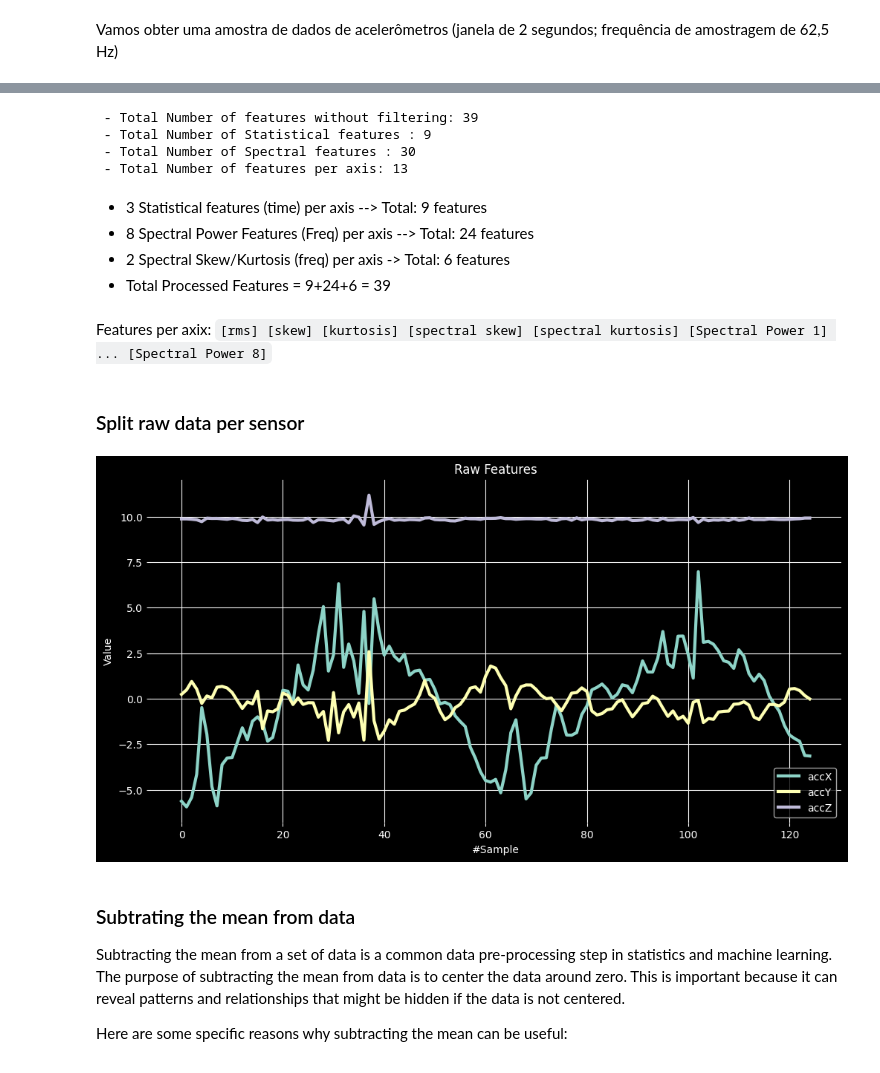
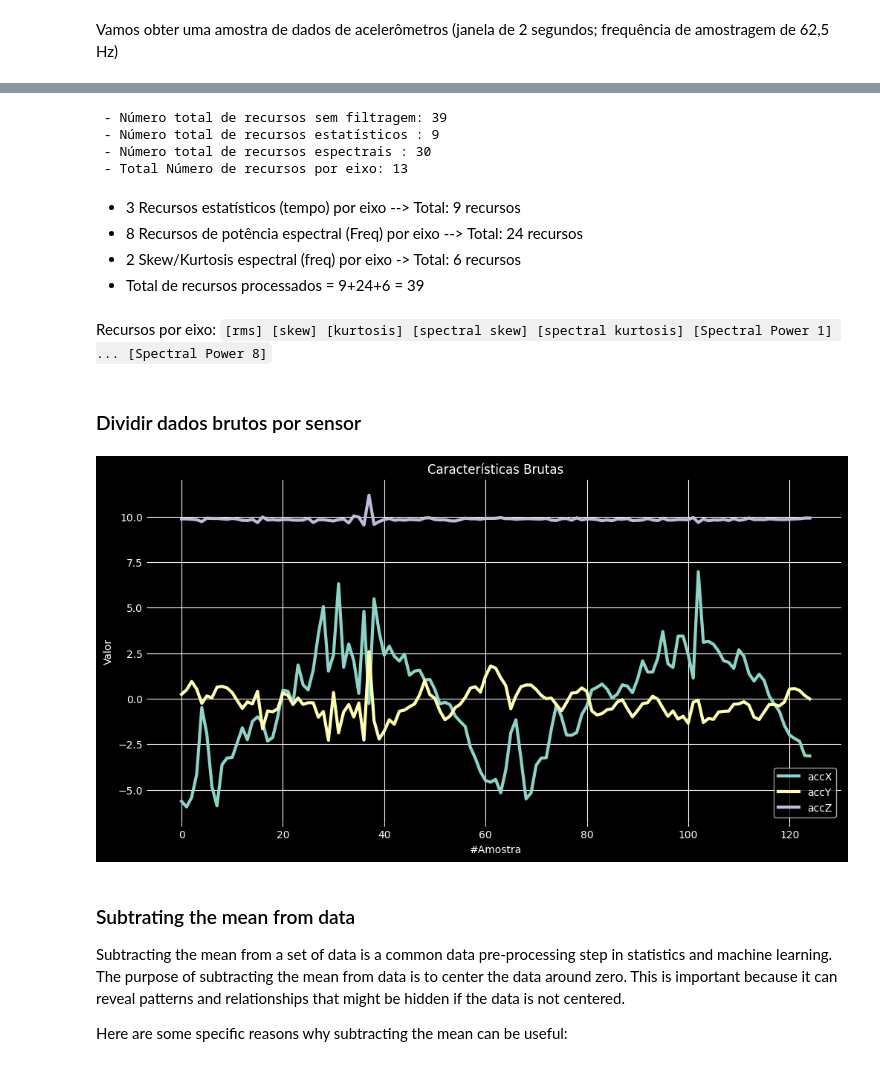
Before and after one commit to fabiobento/continuous-motion-recognition, a Jupyter notebook: Edge_Impulse_Spectral_Analysis_Block.ipynb, the cells around one changed output, grey strips where cells are left out. Cells and saved outputs as stored; diff of their text form; code cells hidden in the pictures.

Commit message:
spectral

```diff
--- a/Edge_Impulse_Spectral_Analysis_Block.ipynb
+++ b/Edge_Impulse_Spectral_Analysis_Block.ipynb
@@ -60,8 +60,8 @@ def plot_data(sensors, axis, title):
     [plt.plot(x, label=y) for x,y in zip(sensors, axis)]
     plt.legend(loc='lower right')
     plt.title(title)
-    plt.xlabel('#Sample')
-    plt.ylabel('Value')
+    plt.xlabel('#Amostra')
+    plt.ylabel('Valor')
     plt.box(False)
     plt.grid()
     plt.show()
@@ -96,33 +97,33 @@ features = [2.7322, -0.0978, -0.3813, 2.3980, 3.8924, 24.6841, 9.6303, 8.4867, 7
 N_feat = len(features)
 N_feat_axis = int(N_feat/n_sensors)
 # %%
-print(f' - Total Number of features without filtering: {N_feat}')
-print(f' - Total Number of Statistical features : {3*n_sensors}')
-print(f' - Total Number of Spectral features : {N_feat-3*n_sensors}')
-print(f' - Total Number of features per axis: {N_feat_axis}')
+print(f' - Número total de recursos sem filtragem: {N_feat}')
+print(f' - Número total de recursos estatísticos : {3*n_sensors}')
+print(f' - Número total de recursos espectrais : {N_feat-3*n_sensors}')
+print(f' - Total Número de recursos por eixo: {N_feat_axis}')
 # %% [output]
- - Total Number of features without filtering: 39
- - Total Number of Statistical features : 9
- - Total Number of Spectral features : 30
- - Total Number of features per axis: 13
+ - Número total de recursos sem filtragem: 39
+ - Número total de recursos estatísticos : 9
+ - Número total de recursos espectrais : 30
+ - Total Número de recursos por eixo: 13
 # %% [markdown]
-- 3 Statistical features (time) per axis -->  Total: 9 features
-- 8 Spectral Power Features (Freq) per axis --> Total: 24 features
-- 2 Spectral Skew/Kurtosis (freq) per axis -> Total: 6 features
-- Total Processed Features = 9+24+6 = 39
+- 3 Recursos estatísticos (tempo) por eixo --> Total: 9 recursos
+- 8 Recursos de potência espectral (Freq) por eixo --> Total: 24 recursos
+- 2 Skew/Kurtosis espectral (freq) por eixo -> Total: 6 recursos
+- Total de recursos processados = 9+24+6 = 39
 # %% [markdown]
-Features per axix: `[rms] [skew] [kurtosis] [spectral skew] [spectral kurtosis] [Spectral Power 1] ... [Spectral Power 8]`
+Recursos por eixo: `[rms] [skew] [kurtosis] [spectral skew] [spectral kurtosis] [Spectral Power 1] ... [Spectral Power 8]`
 # %% [markdown]
-### Split raw data per sensor
+### Dividir dados brutos por sensor
 # %%
 accX = data[0::3]
 accY = data[1::3]
 accZ = data[2::3]
 sensors = [accX, accY, accZ]
 # %%
-plot_data(sensors, axis, 'Raw Features')
+plot_data(sensors, axis, 'Características Brutas')
 # %% [output]
-[figure, old version]
+[figure, new version]
 # %% [markdown]
 ### Subtrating the mean from data
 Subtracting the mean from a set of data is a common data pre-processing step in statistics and machine learning. The purpose of subtracting the mean from data is to center the data around zero. This is important because it can reveal patterns and relationships that might be hidden if the data is not centered.
```
Also changed, not shown: parts of 32 cells of this notebook.
